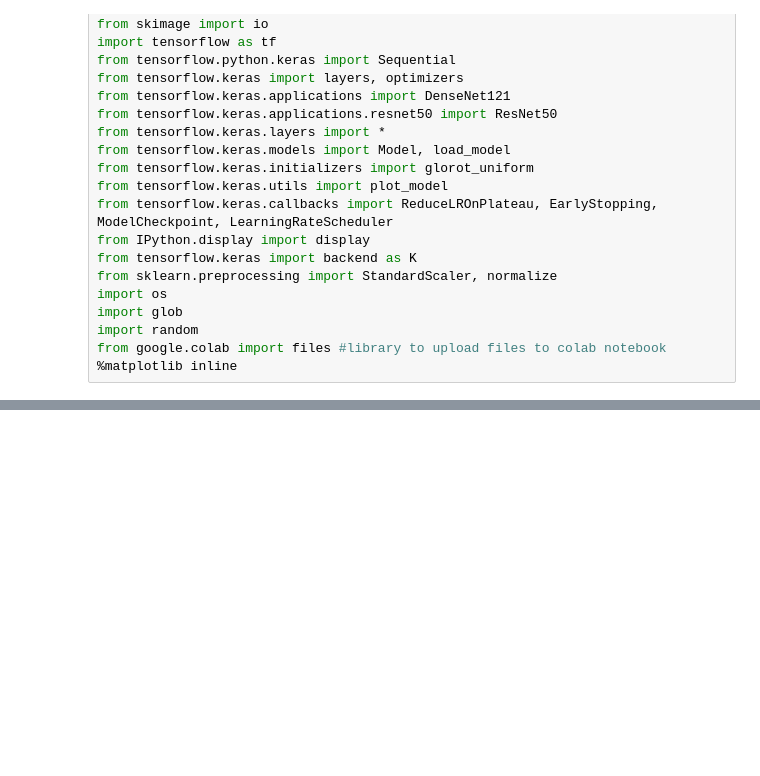
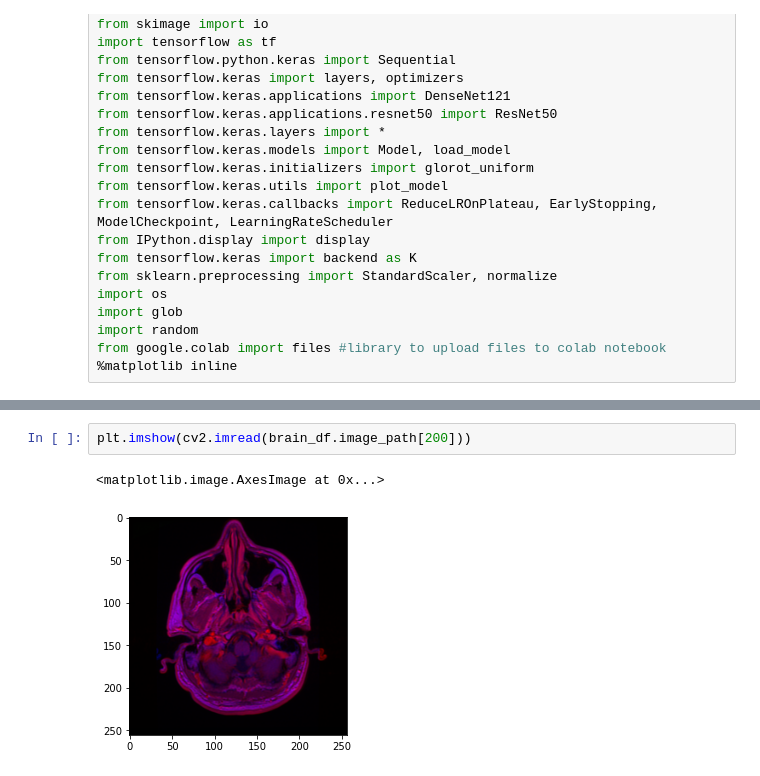
Before and after one commit to kshitijmalvankar/HealthCareAI, a Jupyter notebook: HealthCareAi.ipynb, the cells around one changed output, grey strips where cells are left out. Drawn from its saved outputs; the diff is of its cells as text; blank space fills up the shorter version.

```diff
--- a/HealthCareAi.ipynb
+++ b/HealthCareAi.ipynb
@@ -30,0 +137,5 @@ from google.colab import files #library to upload files to colab notebook
+# %%
+plt.imshow(cv2.imread(brain_df.image_path[200]))
+# %% [output]
+<matplotlib.image.AxesImage at 0x...>
+[figure, added]
```
Also changed, not shown: parts of 16 cells of this notebook.
